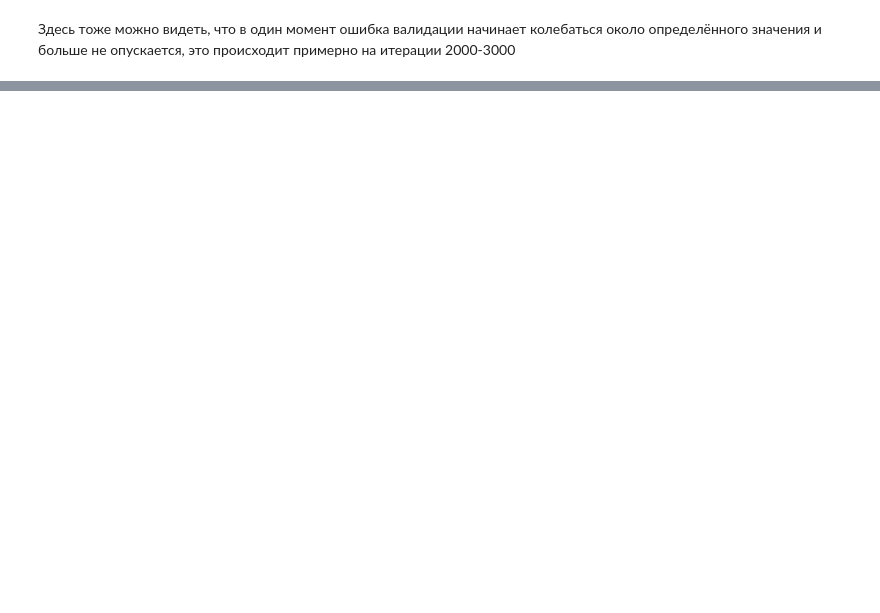
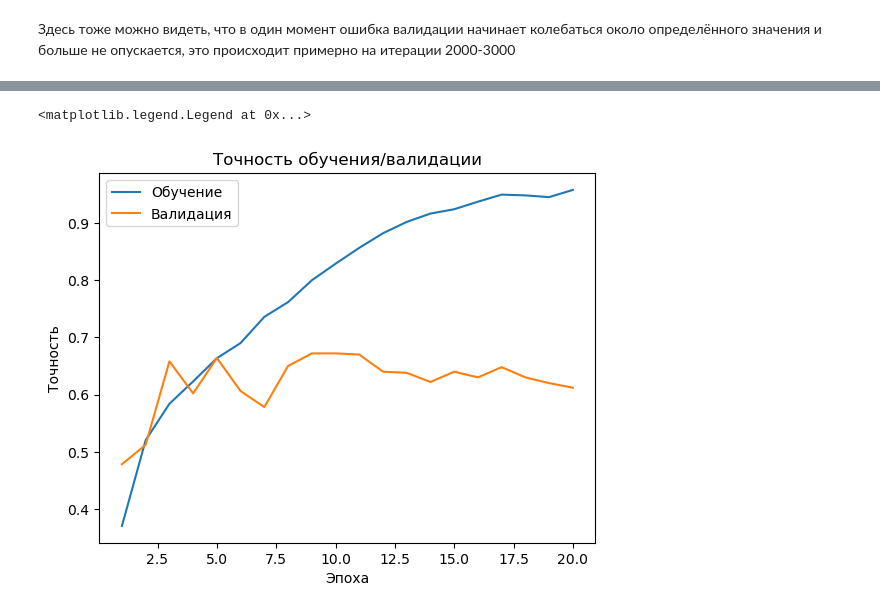
Before and after one commit to EHAT32/cv-masters-2025-fall, a Jupyter notebook: hw2.ipynb, the cells around one changed output, grey strips where cells are left out. Cells and saved outputs as stored; diff of their text form; code cells hidden in the pictures; blank space fills up the shorter version.

```diff
--- a/hw2.ipynb
+++ b/hw2.ipynb
@@ -397,0 +525,7 @@ plt.semilogy()
+# %%
+train_data_loader = DataLoader(train_data,batch_size=16, shuffle=True)
+val_data_loader = DataLoader(val_data, batch_size=16, shuffle=True)
+model = ResNetA().to(device)
+
+optimizer = torch.optim.Adam(model.parameters(), lr=1e-3)
+criterion = nn.CrossEntropyLoss()
@@ -397,0 +573,2 @@ plt.semilogy()
+# %%
+model_a, a_train_loss, a_val_loss, a_train_acc, a_val_acc = trainModel(model, optimizer, criterion, train_data_loader, val_data_loader)
@@ -397,0 +662,10 @@ plt.semilogy()
+# %%
+plt.title('Точность обучения/валидации')
+plt.plot(np.arange(1, EPOCH_NUM+1, dtype=np.int16), a_train_acc, label='Обучение')
+plt.plot(np.arange(1, EPOCH_NUM+1, dtype=np.int16), a_val_acc, label='Валидация')
+plt.xlabel('Эпоха')
+plt.ylabel('Точность')
+plt.legend()
+# %% [output]
+<matplotlib.legend.Legend at 0x...>
+[figure, added]
```
Also changed, not shown: parts of 49 cells of this notebook.
